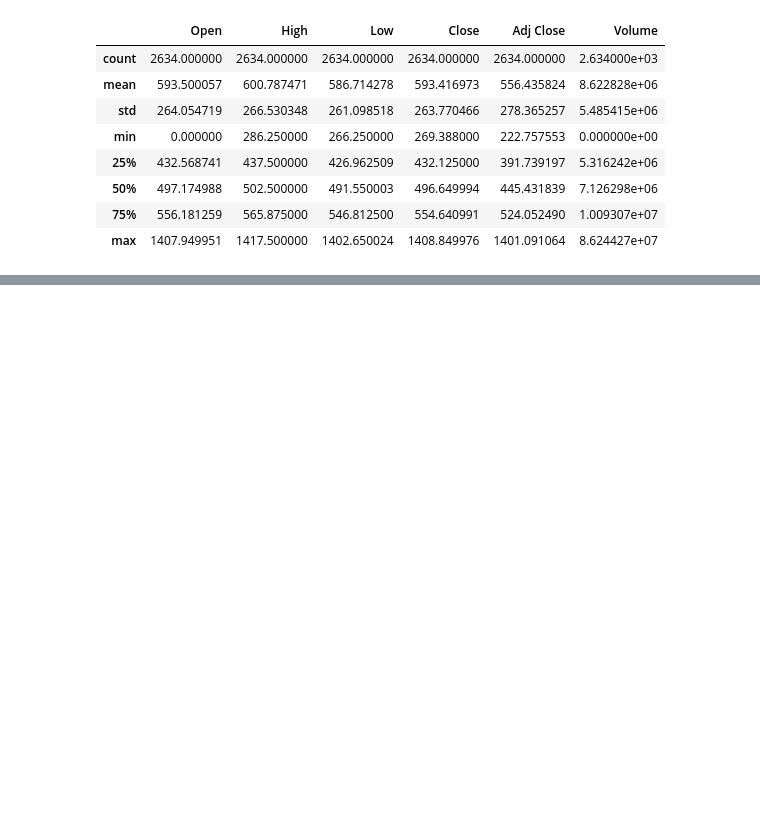
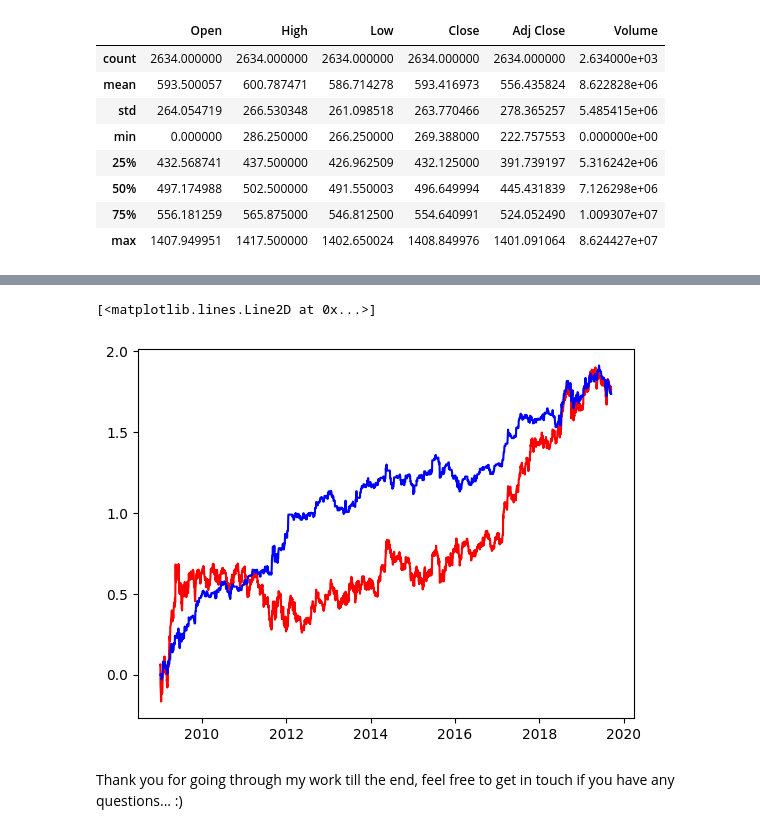
Before and after one commit to rizz045/Prediction-Of-Stock-Price-Direction-Using-SVM, a Jupyter notebook: Prediction Of Stock Price Direction Using SVM.ipynb, the cells around one changed output, grey strips where cells are left out. Cells and saved outputs as stored; diff of their text form; code cells hidden in the pictures; blank space fills up the shorter version.

```diff
--- a/Prediction Of Stock Price Direction Using SVM.ipynb
+++ b/Prediction Of Stock Price Direction Using SVM.ipynb
@@ -78,0 +129,7 @@ Date
+# %%
+df['return'] = df['Close'].pct_change()
+# %%
+df['strategy_return'] = df['return']*df['predicted_signal'].shift(1)
+# %%
+df['cum-ret'] = df['return'].cumsum()
+df
@@ -78,0 +151,3 @@ Date
+# %%
+df['cum_strategy'] = df['strategy_return'].cumsum()
+df
@@ -78,0 +169,8 @@ Date
+# %%
+plt.plot(df['cum-ret'], color='red')
+plt.plot(df['cum_strategy'], color='blue')
+# %% [output]
+[<matplotlib.lines.Line2D at 0x...>]
+[figure, added]
+# %% [markdown]
+Thank you for going through my work till the end, feel free to get in touch if you have any questions... :)
```
Also changed, not shown: parts of 13 cells of this notebook.
